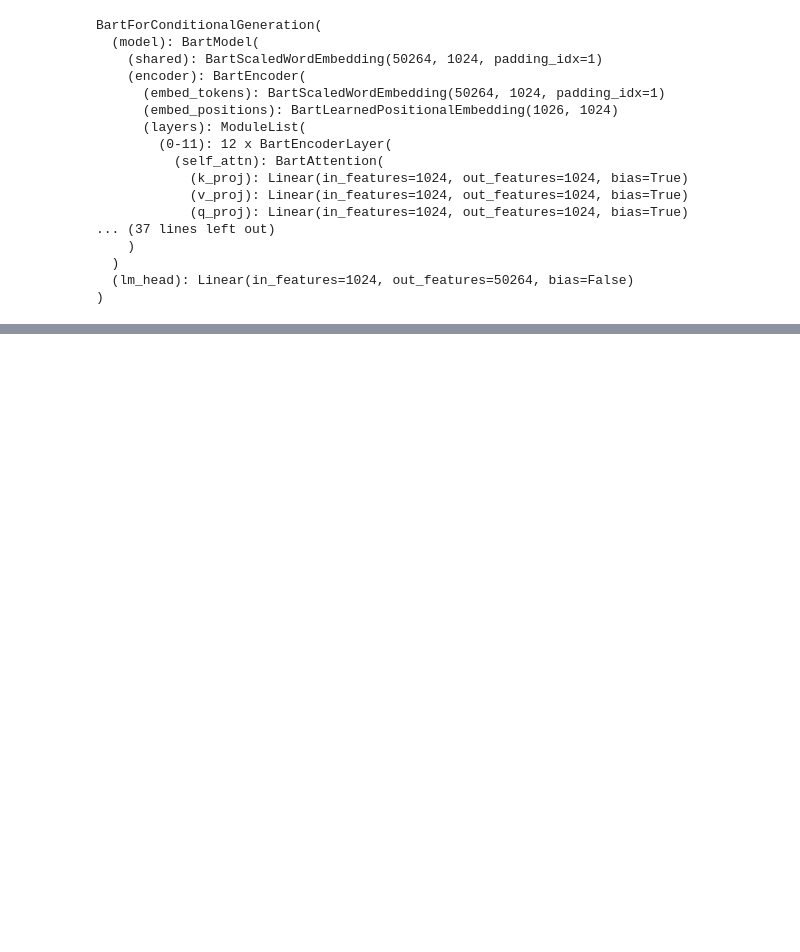
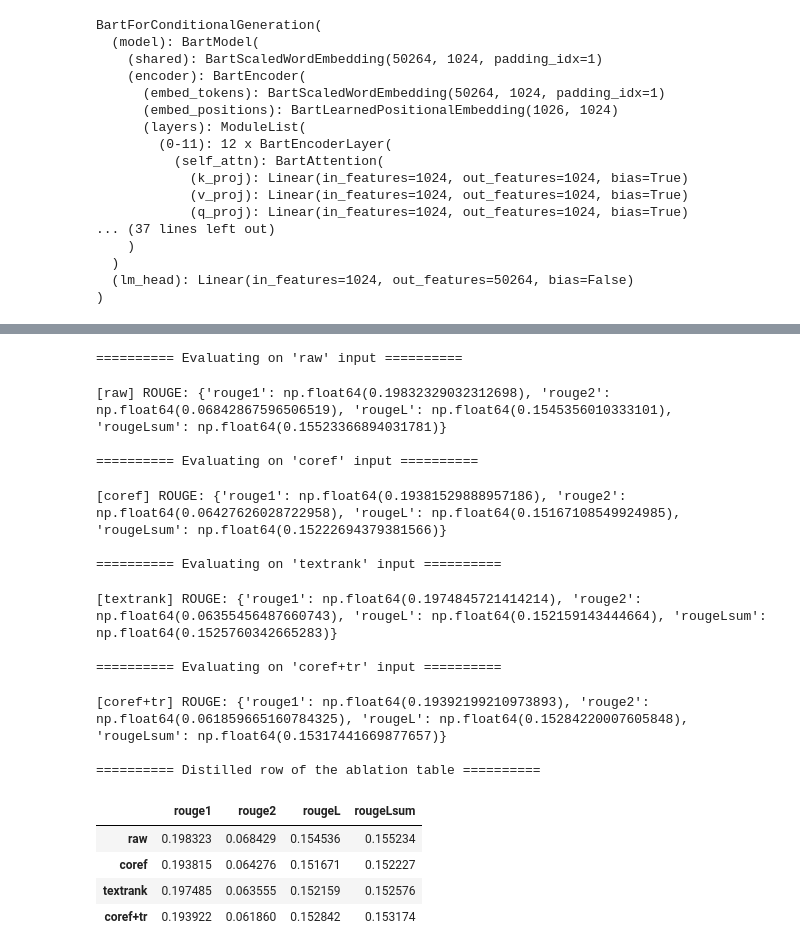
Before and after one commit to cansoup/NLP_Team5_Assignment3, a Jupyter notebook: distill_bart_models.ipynb, the cells around one changed output, grey strips where cells are left out. Saved outputs shown, nothing was run; the diff lists cells and outputs as text; code cells hidden in the pictures; blank space fills up the shorter version.

```diff
--- a/distill_bart_models.ipynb
+++ b/distill_bart_models.ipynb
@@ -464,7 +480,7 @@ for ab_type in ABLATION_TYPES:
     print(f"\n========== Evaluating on '{ab_type}' input ==========")
 
     # 1. Load and split with same random_state=42 → same test indices across ablations
-    ab_full_df = pd.read_csv(f"data/ablation/{ab_type}.csv")
+    ab_full_df = pd.read_csv(f"/content/drive/MyDrive/data/ablation/{ab_type}.csv")
     _, ab_temp_df = train_test_split(ab_full_df, test_size=0.30, random_state=42)
     _, ab_test_df = train_test_split(ab_temp_df, test_size=0.50, random_state=42)
     ab_test_df = ab_test_df.reset_index(drop=True)
@@ -485,33 +501,52 @@ for ab_type in ABLATION_TYPES:
         ab_tokenized, batch_size=2, shuffle=False, collate_fn=data_collator
     )
 
     # 4. Generate + ROUGE (reusing generate_summaries from Cell 17)
     preds, refs = generate_summaries(student_model, ab_loader, tokenizer)
     ab_rouge = rouge.compute(predictions=preds, references=refs)
 
     ablation_results[ab_type] = {
         "rouge1":    float(ab_rouge["rouge1"]),
         "rouge2":    float(ab_rouge["rouge2"]),
         "rougeL":    float(ab_rouge["rougeL"]),
         "rougeLsum": float(ab_rouge["rougeLsum"]),
     }
 
     # Save per-ablation sample outputs for qualitative analysis
     sample_df = pd.DataFrame({
         "generated_summary": preds[:5],
         "reference_summary": refs[:5]
     })
     safe_name = ab_type.replace("+", "_plus_")
     sample_df.to_csv(f"{OUTPUT_DIR}/sample_outputs_{safe_name}.csv", index=False)
 
     print(f"[{ab_type}] ROUGE: {ab_rouge}")
 
 # Compile into a single comparison table
 ablation_df = pd.DataFrame(ablation_results).T
 ablation_df.to_csv(f"{OUTPUT_DIR}/distilled_ablation_rouge.csv")
 
 print("\n========== Distilled row of the ablation table ==========")
 display(ablation_df)
+# %% [output]
+========== Evaluating on 'raw' input ==========
+[raw] ROUGE: {'rouge1': np.float64(0.19832329032312698), 'rouge2': np.float64(0.06842867596506519), 'rougeL': np.float64(0.1545356010333101), 'rougeLsum': np.float64(0.15523366894031781)}
+
+========== Evaluating on 'coref' input ==========
+[coref] ROUGE: {'rouge1': np.float64(0.19381529888957186), 'rouge2': np.float64(0.06427626028722958), 'rougeL': np.float64(0.15167108549924985), 'rougeLsum': np.float64(0.15222694379381566)}
+
+========== Evaluating on 'textrank' input ==========
+[textrank] ROUGE: {'rouge1': np.float64(0.1974845721414214), 'rouge2': np.float64(0.06355456487660743), 'rougeL': np.float64(0.152159143444664), 'rougeLsum': np.float64(0.1525760342665283)}
+
+========== Evaluating on 'coref+tr' input ==========
+[coref+tr] ROUGE: {'rouge1': np.float64(0.19392199210973893), 'rouge2': np.float64(0.061859665160784325), 'rougeL': np.float64(0.15284220007605848), 'rougeLsum': np.float64(0.15317441669877657)}
+
+========== Distilled row of the ablation table ==========
+|  | rouge1 | rouge2 | rougeL | rougeLsum |
+| raw | 0.198323 | 0.068429 | 0.154536 | 0.155234 |
+| coref | 0.193815 | 0.064276 | 0.151671 | 0.152227 |
+| textrank | 0.197485 | 0.063555 | 0.152159 | 0.152576 |
+| coref+tr | 0.193922 | 0.061860 | 0.152842 | 0.153174 |
 # %%
 metrics = {
     "experiment_name": EXPERIMENT_NAME,
```
Also changed, not shown: parts of 12 cells of this notebook.
